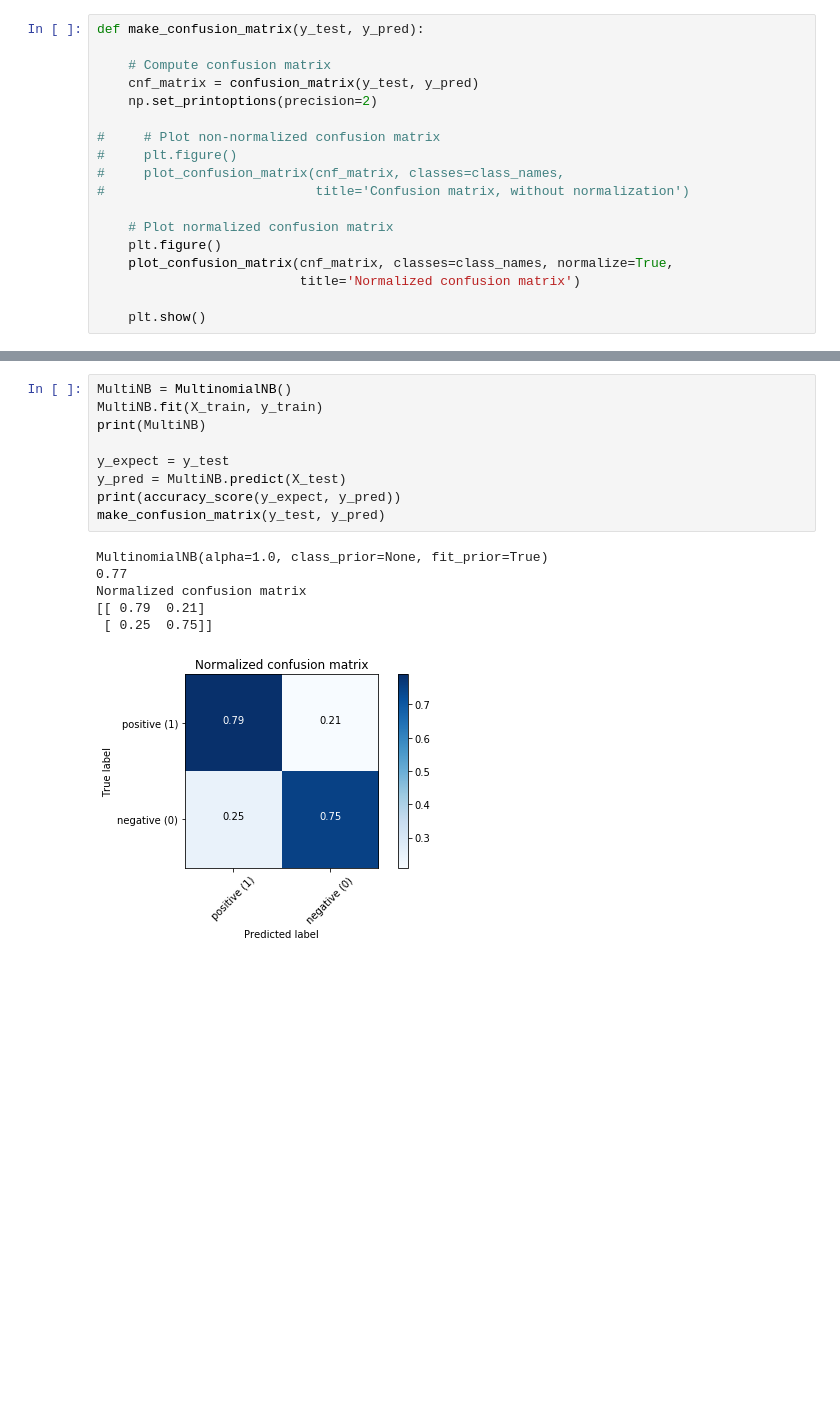
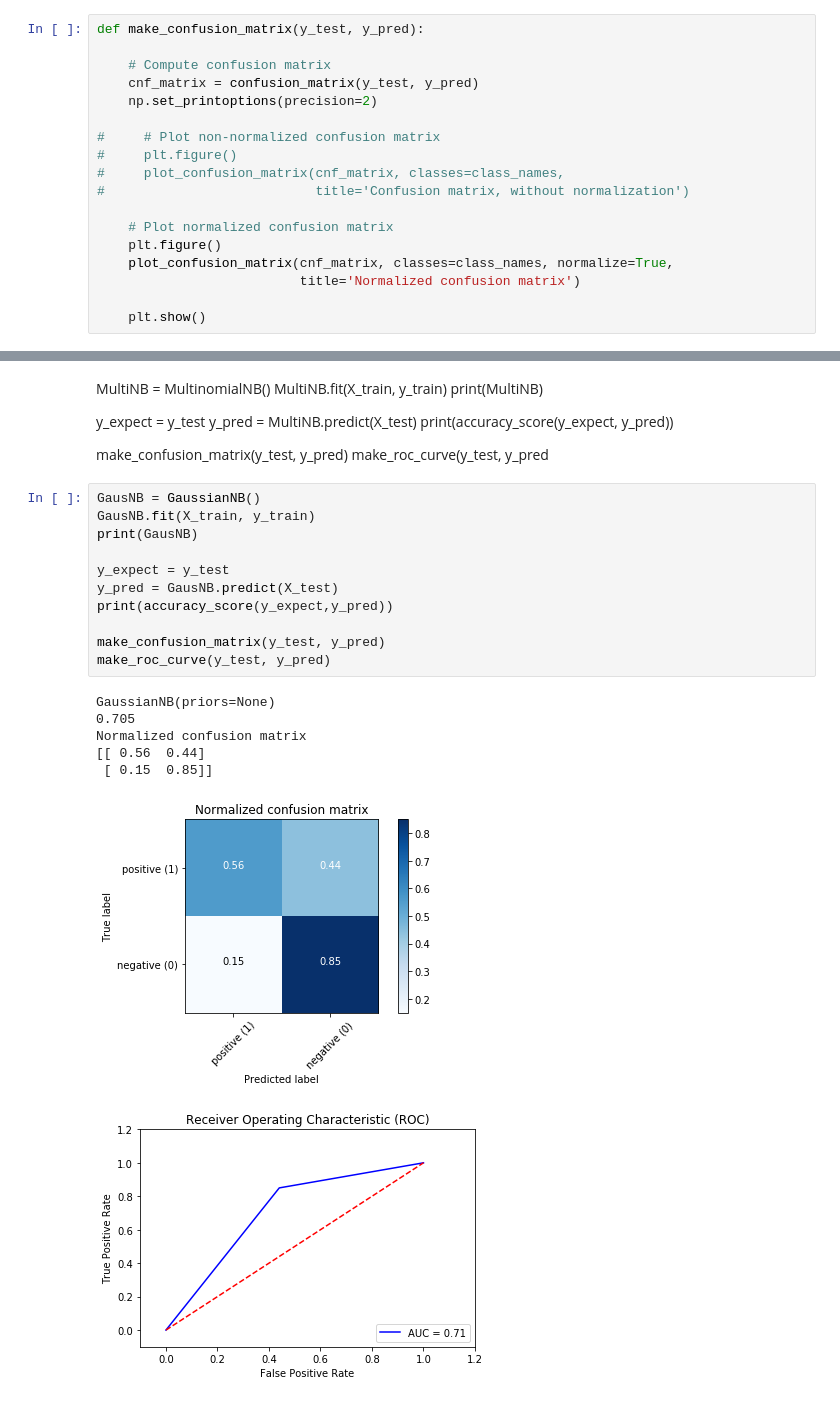
Before and after one commit to sar-var/424_exercise1, a Jupyter notebook: exercise1.ipynb, the cells around one changed output, grey strips where cells are left out. Saved outputs shown, nothing was run; the diff lists cells and outputs as text; blank space fills up the shorter version.

```diff
--- a/exercise1.ipynb
+++ b/exercise1.ipynb
@@ -97,17 +119,31 @@ Normalized confusion matrix
+# %% [markdown]
+MultiNB = MultinomialNB()
+MultiNB.fit(X_train, y_train)
+print(MultiNB)
+
+y_expect = y_test
+y_pred = MultiNB.predict(X_test)
+print(accuracy_score(y_expect, y_pred))
+
+make_confusion_matrix(y_test, y_pred)
+make_roc_curve(y_test, y_pred
 # %%
-MultiNB = MultinomialNB()
-MultiNB.fit(X_train, y_train)
-print(MultiNB)
+GausNB = GaussianNB()
+GausNB.fit(X_train, y_train)
+print(GausNB)
 
 y_expect = y_test
-y_pred = MultiNB.predict(X_test)
-print(accuracy_score(y_expect, y_pred))
+y_pred = GausNB.predict(X_test)
+print(accuracy_score(y_expect,y_pred))
+
 make_confusion_matrix(y_test, y_pred)
+make_roc_curve(y_test, y_pred)
 # %% [output]
-MultinomialNB(alpha=1.0, class_prior=None, fit_prior=True)
-0.77
+GaussianNB(priors=None)
+0.705
 Normalized confusion matrix
-[[ 0.79  0.21]
- [ 0.25  0.75]]
+[[ 0.56  0.44]
+ [ 0.15  0.85]]
-[figure, old version]
+[figure, new version]
+[figure, added]
 # %%
```
Also changed, not shown: parts of 5 cells of this notebook.
